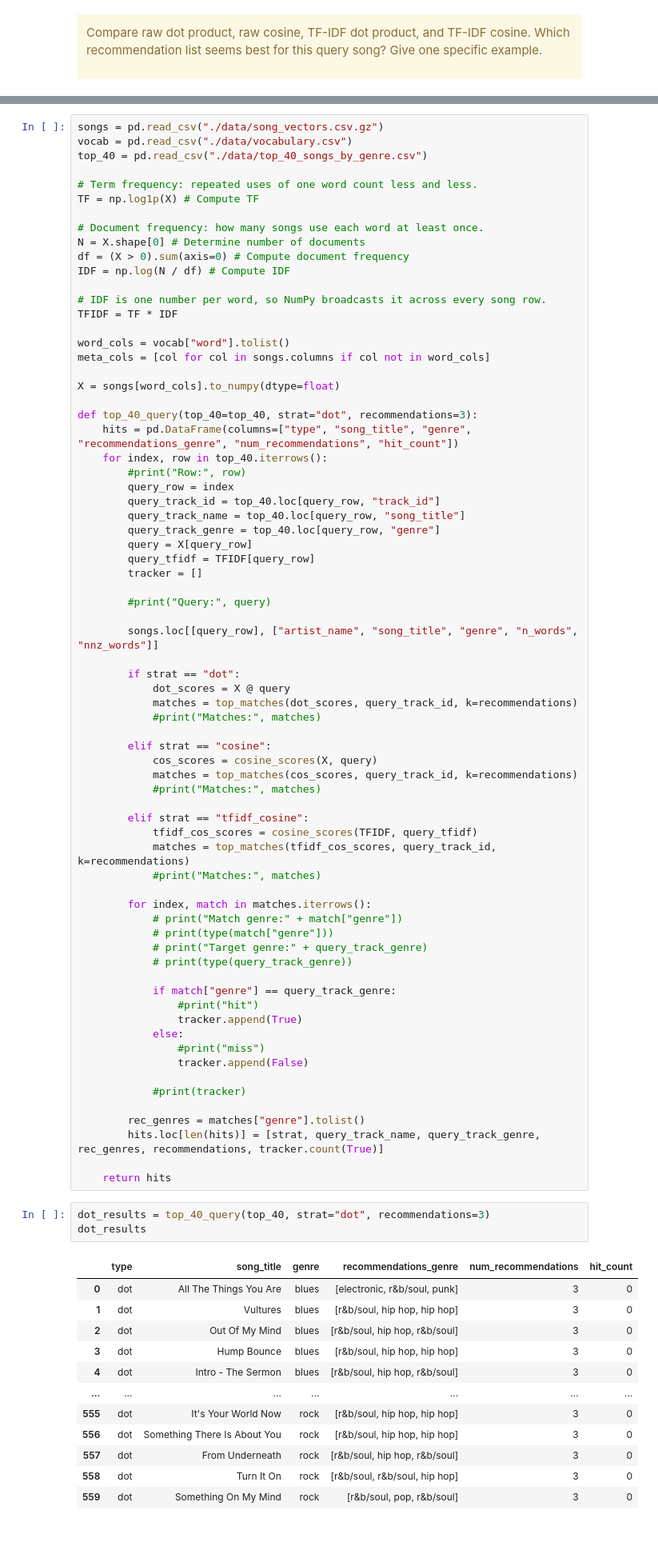
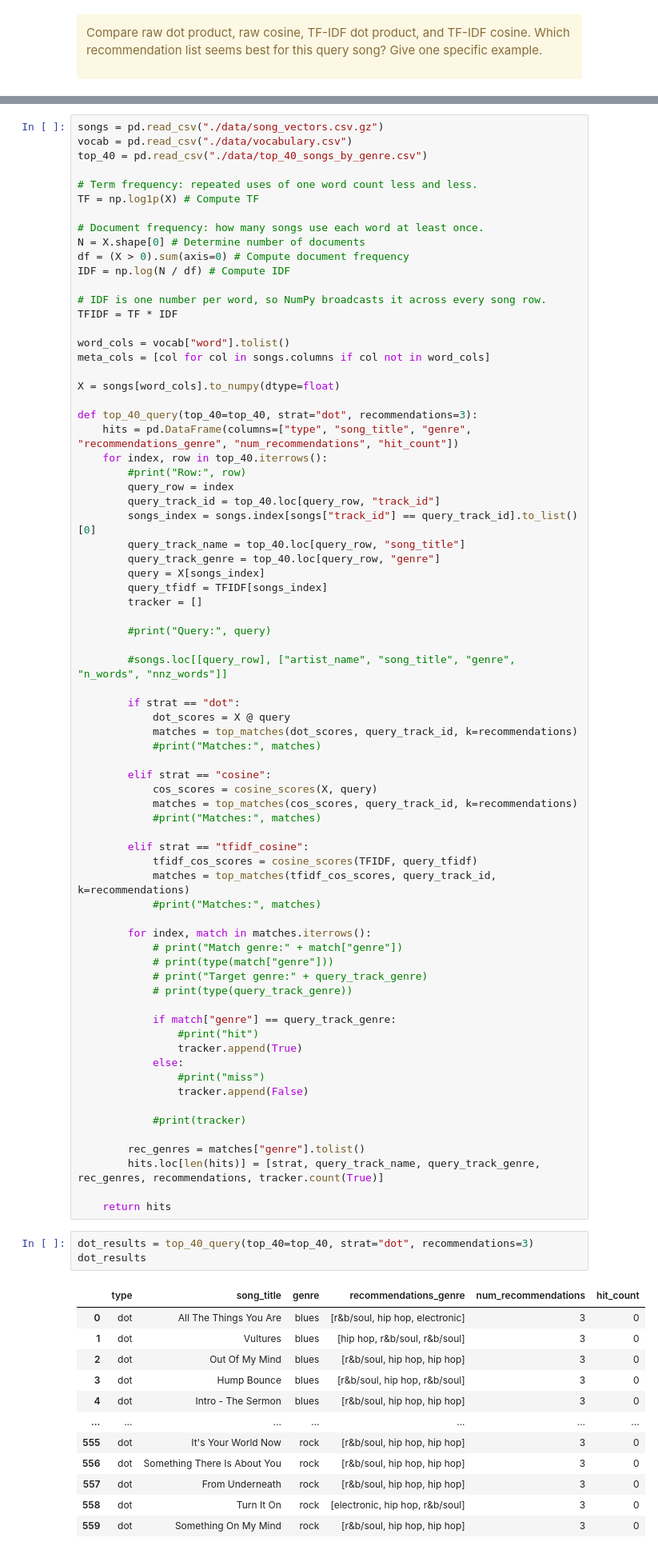
Before and after one commit to hdykens/UU_Lab_Repo, a Jupyter notebook: lab_02_in_class.ipynb, the cells around one changed output, grey strips where cells are left out. Shown at 80% size. Drawn from its saved outputs; the diff is of its cells as text.

```diff
--- a/lab_02_in_class.ipynb
+++ b/lab_02_in_class.ipynb
@@ -798,15 +798,16 @@ def top_40_query(top_40=top_40, strat="dot", recommendations=3):
         #print("Row:", row)
         query_row = index
         query_track_id = top_40.loc[query_row, "track_id"]
+        songs_index = songs.index[songs["track_id"] == query_track_id].to_list()[0]
         query_track_name = top_40.loc[query_row, "song_title"]
         query_track_genre = top_40.loc[query_row, "genre"]
-        query = X[query_row]
-        query_tfidf = TFIDF[query_row]
+        query = X[songs_index]
+        query_tfidf = TFIDF[songs_index]
         tracker = []
 
         #print("Query:", query)
 
-        songs.loc[[query_row], ["artist_name", "song_title", "genre", "n_words", "nnz_words"]]
+        #songs.loc[[query_row], ["artist_name", "song_title", "genre", "n_words", "nnz_words"]]
 
         if strat == "dot":
             dot_scores = X @ query
@@ -843,21 +844,21 @@ def top_40_query(top_40=top_40, strat="dot", recommendations=3):
 
     return hits
 # %%
-dot_results = top_40_query(top_40, strat="dot", recommendations=3)
+dot_results = top_40_query(top_40=top_40, strat="dot", recommendations=3)
 dot_results
 # %% [output]
 |  | type | song_title | genre | recommendations_genre | num_recommendations | hit_count |
-| 0 | dot | All The Things You Are | blues | [electronic, r&b/soul, punk] | 3 | 0 |
-| 1 | dot | Vultures | blues | [r&b/soul, hip hop, hip hop] | 3 | 0 |
-| 2 | dot | Out Of My Mind | blues | [r&b/soul, hip hop, r&b/soul] | 3 | 0 |
-| 3 | dot | Hump Bounce | blues | [r&b/soul, hip hop, hip hop] | 3 | 0 |
-| 4 | dot | Intro - The Sermon | blues | [r&b/soul, hip hop, r&b/soul] | 3 | 0 |
+| 0 | dot | All The Things You Are | blues | [r&b/soul, hip hop, electronic] | 3 | 0 |
+| 1 | dot | Vultures | blues | [hip hop, r&b/soul, r&b/soul] | 3 | 0 |
+| 2 | dot | Out Of My Mind | blues | [r&b/soul, hip hop, hip hop] | 3 | 0 |
+| 3 | dot | Hump Bounce | blues | [r&b/soul, hip hop, r&b/soul] | 3 | 0 |
+| 4 | dot | Intro - The Sermon | blues | [r&b/soul, hip hop, hip hop] | 3 | 0 |
 | ... | ... | ... | ... | ... | ... | ... |
 | 555 | dot | It's Your World Now | rock | [r&b/soul, hip hop, hip hop] | 3 | 0 |
 | 556 | dot | Something There Is About You | rock | [r&b/soul, hip hop, hip hop] | 3 | 0 |
-| 557 | dot | From Underneath | rock | [r&b/soul, hip hop, r&b/soul] | 3 | 0 |
-| 558 | dot | Turn It On | rock | [r&b/soul, r&b/soul, hip hop] | 3 | 0 |
-| 559 | dot | Something On My Mind | rock | [r&b/soul, pop, r&b/soul] | 3 | 0 |
+| 557 | dot | From Underneath | rock | [r&b/soul, hip hop, hip hop] | 3 | 0 |
+| 558 | dot | Turn It On | rock | [electronic, hip hop, r&b/soul] | 3 | 0 |
+| 559 | dot | Something On My Mind | rock | [r&b/soul, hip hop, hip hop] | 3 | 0 |
 560 rows × 6 columns
 # %%
 dot_results["hit_count"].value_counts()
```
Also changed, not shown: parts of 8 cells of this notebook, 1 other file.
